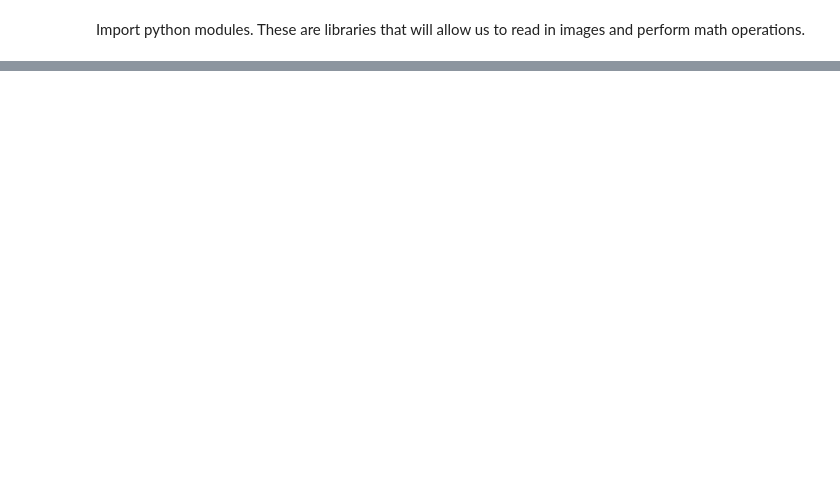
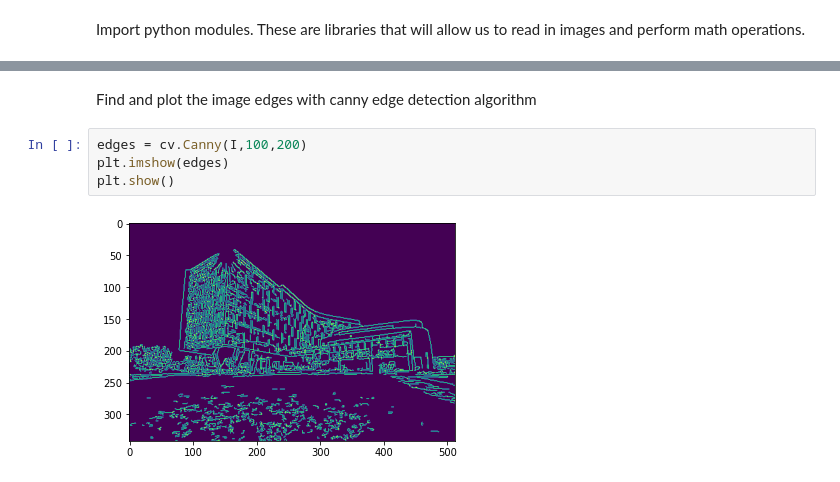
Before and after one commit to sriyayay/Technica_2021, a Jupyter notebook: DIY_Photoshop.ipynb, the cells around one changed output, grey strips where cells are left out. Saved outputs shown, nothing was run; the diff lists cells and outputs as text; blank space fills up the shorter version.

```diff
--- a/DIY_Photoshop.ipynb
+++ b/DIY_Photoshop.ipynb
@@ -13,0 +21,8 @@ Plot the image
+# %% [markdown]
+Find and plot the image edges with canny edge detection algorithm
+# %%
+edges = cv.Canny(I,100,200)
+plt.imshow(edges)
+plt.show()
+# %% [output]
+[figure, added]
```
Also changed, not shown: parts of 26 cells of this notebook.
